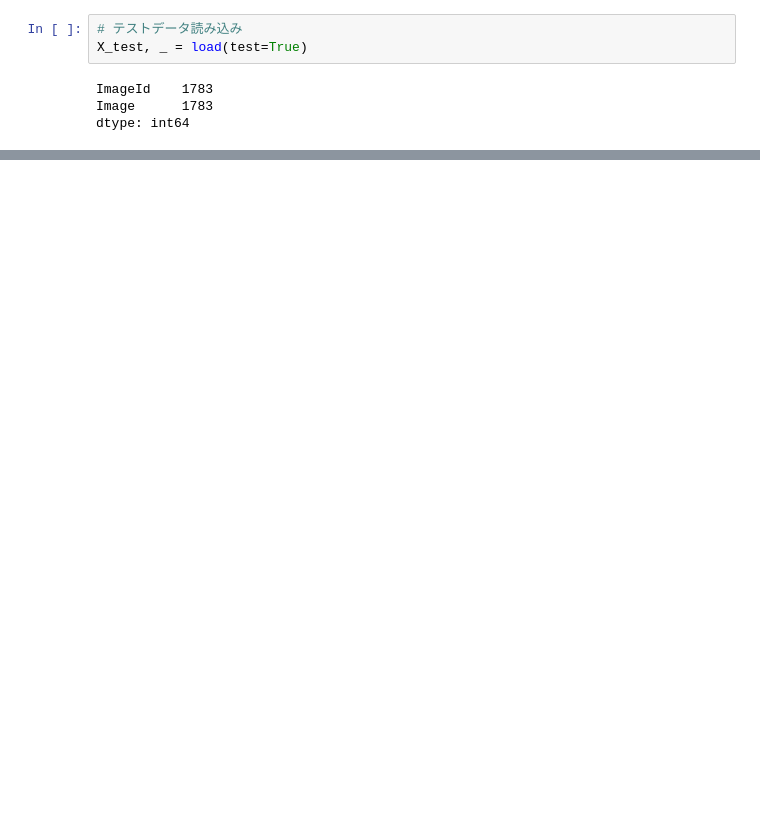
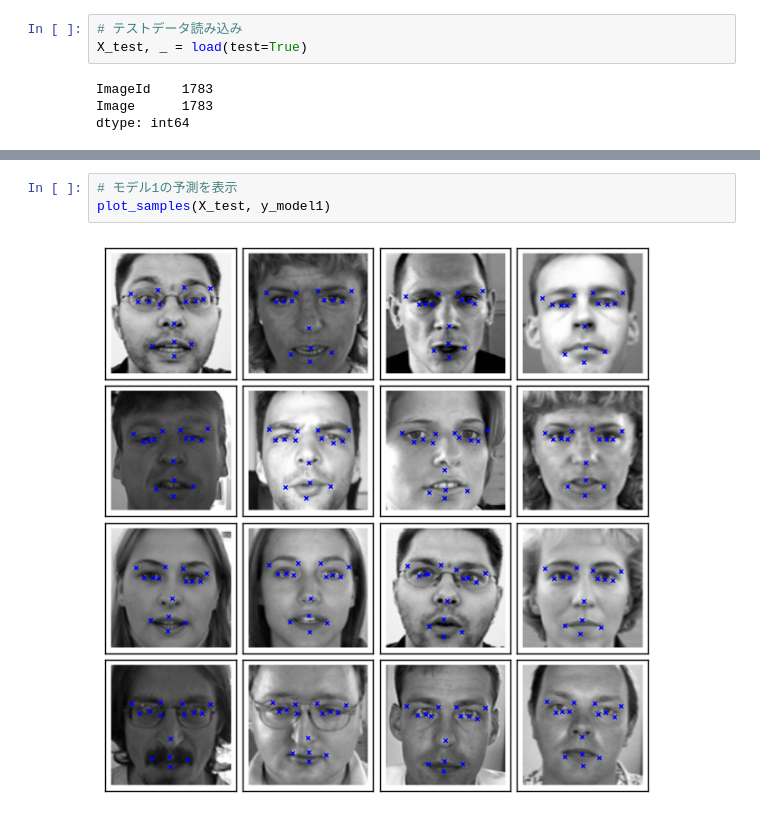
Before and after one commit to nipe0324/kaggle-keypoints-detection-keras, a Jupyter notebook: check_model.ipynb, the cells around one changed output, grey strips where cells are left out. Cells and saved outputs as stored; diff of their text form; blank space fills up the shorter version.

```diff
--- a/check_model.ipynb
+++ b/check_model.ipynb
@@ -49,0 +32,5 @@ pyplot.show()
+# %%
+# モデル1の予測を表示
+plot_samples(X_test, y_model1)
+# %% [output]
+[figure, added]
```
Also changed, not shown: parts of 8 cells of this notebook, 2 other files.
